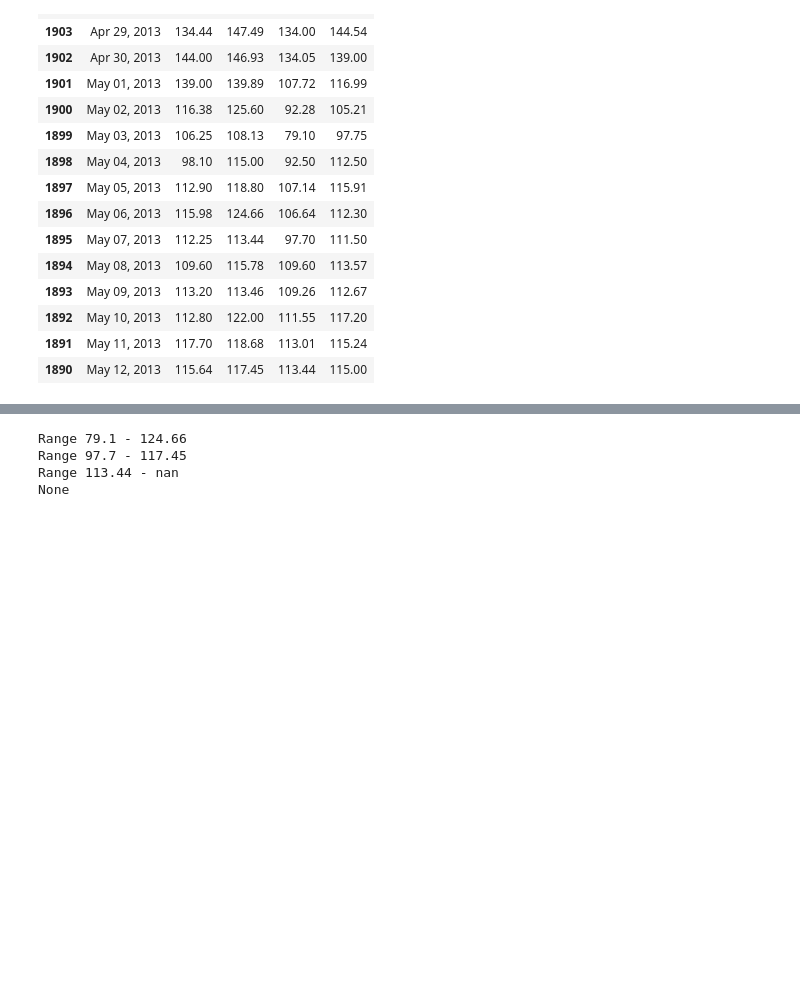
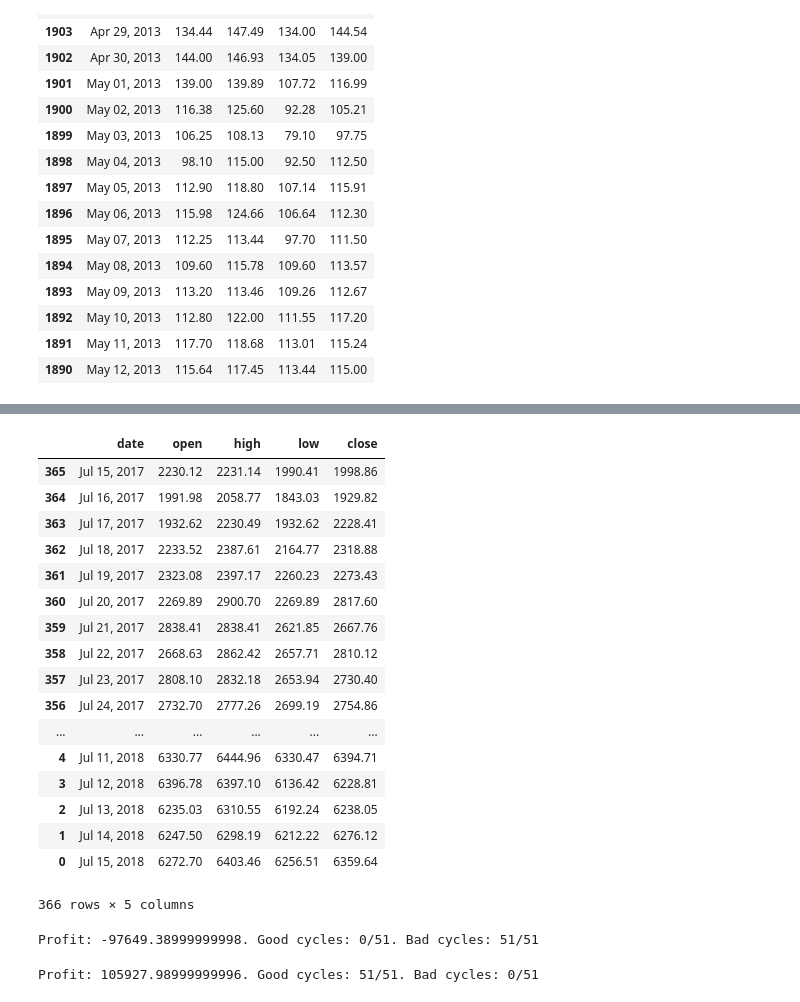
Before and after one commit to bmwant/erlrank, a Jupyter notebook: pitonio/notebooks/explore_bitcoin_data.ipynb, the cells around one changed output, grey strips where cells are left out. Saved outputs shown, nothing was run; the diff lists cells and outputs as text; code cells hidden in the pictures; blank space fills up the shorter version.

```diff
--- a/pitonio/notebooks/explore_bitcoin_data.ipynb
+++ b/pitonio/notebooks/explore_bitcoin_data.ipynb
@@ -158,7 +300,27 @@ df_test
+# %%
+df_test = df_asc[df_asc.index <= 365]
+# %%
+df_test  # data for the last year
+# %% [output]
+|  | date | open | high | low | close |
+| 365 | Jul 15, 2017 | 2230.12 | 2231.14 | 1990.41 | 1998.86 |
+| 364 | Jul 16, 2017 | 1991.98 | 2058.77 | 1843.03 | 1929.82 |
+| 363 | Jul 17, 2017 | 1932.62 | 2230.49 | 1932.62 | 2228.41 |
+| 362 | Jul 18, 2017 | 2233.52 | 2387.61 | 2164.77 | 2318.88 |
+| 361 | Jul 19, 2017 | 2323.08 | 2397.17 | 2260.23 | 2273.43 |
+| 360 | Jul 20, 2017 | 2269.89 | 2900.70 | 2269.89 | 2817.60 |
+| 359 | Jul 21, 2017 | 2838.41 | 2838.41 | 2621.85 | 2667.76 |
+| 358 | Jul 22, 2017 | 2668.63 | 2862.42 | 2657.71 | 2810.12 |
+| 357 | Jul 23, 2017 | 2808.10 | 2832.18 | 2653.94 | 2730.40 |
+| 356 | Jul 24, 2017 | 2732.70 | 2777.26 | 2699.19 | 2754.86 |
+| ... | ... | ... | ... | ... | ... |
+| 4 | Jul 11, 2018 | 6330.77 | 6444.96 | 6330.47 | 6394.71 |
+| 3 | Jul 12, 2018 | 6396.78 | 6397.10 | 6136.42 | 6228.81 |
+| 2 | Jul 13, 2018 | 6235.03 | 6310.55 | 6192.24 | 6238.05 |
+| 1 | Jul 14, 2018 | 6247.50 | 6298.19 | 6212.22 | 6276.12 |
+| 0 | Jul 15, 2018 | 6272.70 | 6403.46 | 6256.51 | 6359.64 |
+366 rows × 5 columns
 # %%
-count_good_periods(df_test)
+calculate_worst_case(df_test)
 # %% [output]
-Range 79.1 - 124.66
-Range 97.7 - 117.45
-Range 113.44 - nan
-None
+Profit: -97649.38999999998. Good cycles: 0/51. Bad cycles: 51/51
@@ -166,0 +327,4 @@ count_good_periods(df_asc)
+# %%
+calculate_best_case(df_test)
+# %% [output]
+Profit: 105927.98999999996. Good cycles: 51/51. Bad cycles: 0/51
```
Also changed, not shown: parts of 14 cells of this notebook, 3 other files.
